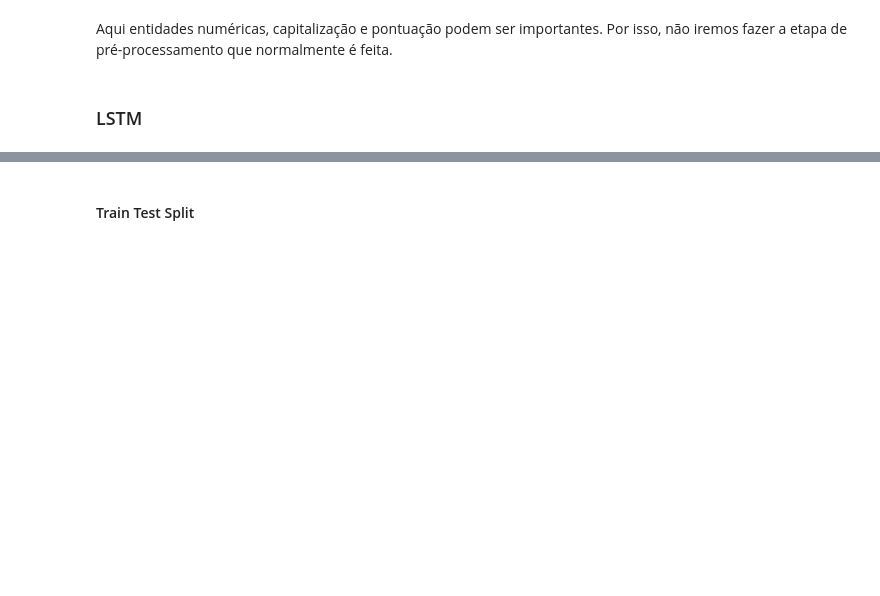
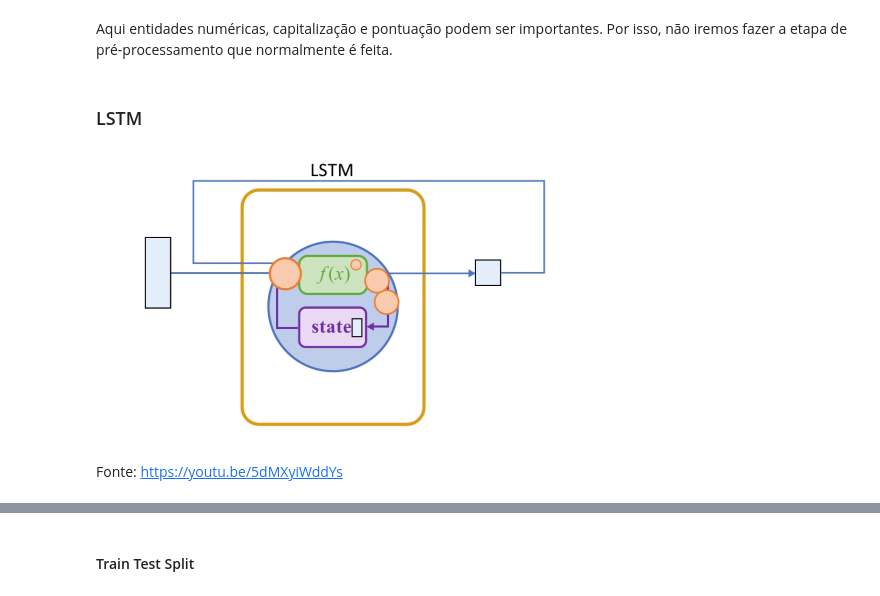
Before and after one commit to mstauffer/tcdf_text_classification, a Jupyter notebook: aula_lstm_tcdf.ipynb, the cells around one changed output, grey strips where cells are left out. Cells and saved outputs as stored; diff of their text form; code cells hidden in the pictures; blank space fills up the shorter version.

Commit message:
update: add image to notebook itself

```diff
--- a/aula_lstm_tcdf.ipynb
+++ b/aula_lstm_tcdf.ipynb
@@ -99,3 +99,10 @@ See the caveats in the documentation: https://pandas.pydata.org/pandas-docs/stab
 Aqui entidades numéricas, capitalização e pontuação podem ser importantes. Por isso, não iremos fazer a etapa de pré-processamento que normalmente é feita.
 # %% [markdown]
 ### LSTM
+# %%
+from IPython.display import Image
+Image('/content/tcdf_text_classification/lstm_cell.png', width=474, height=291)
+# %% [output]
+[figure, added]
+# %% [markdown]
+Fonte: https://youtu.be/5dMXyiWddYs
```
Also changed, not shown: parts of 14 cells of this notebook.
